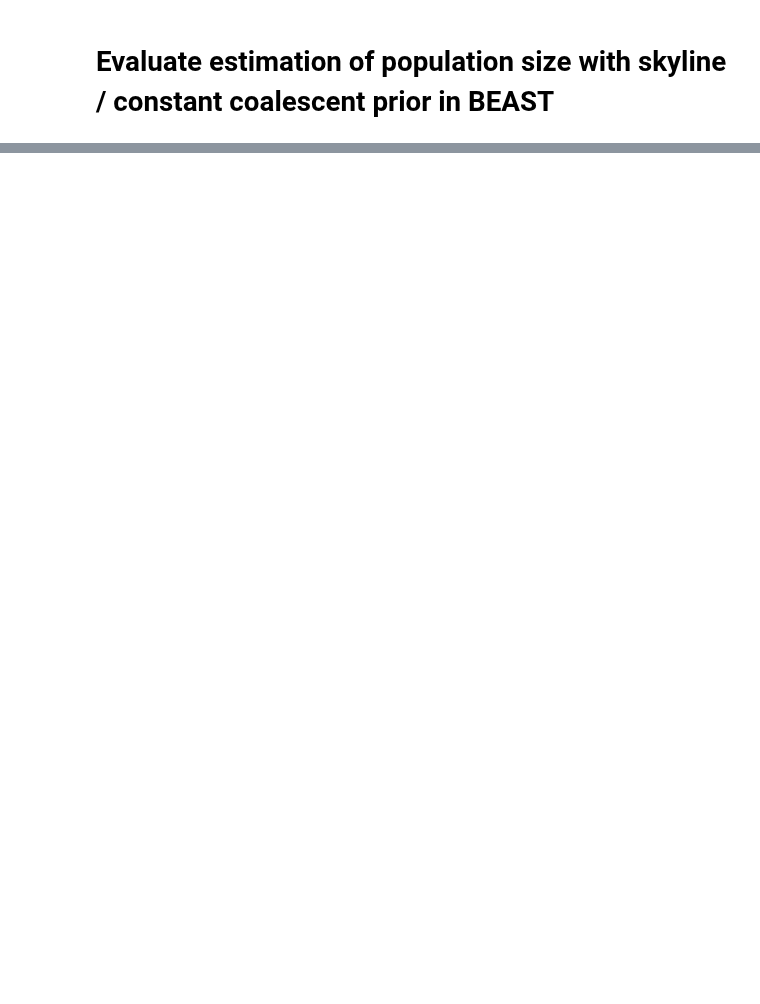
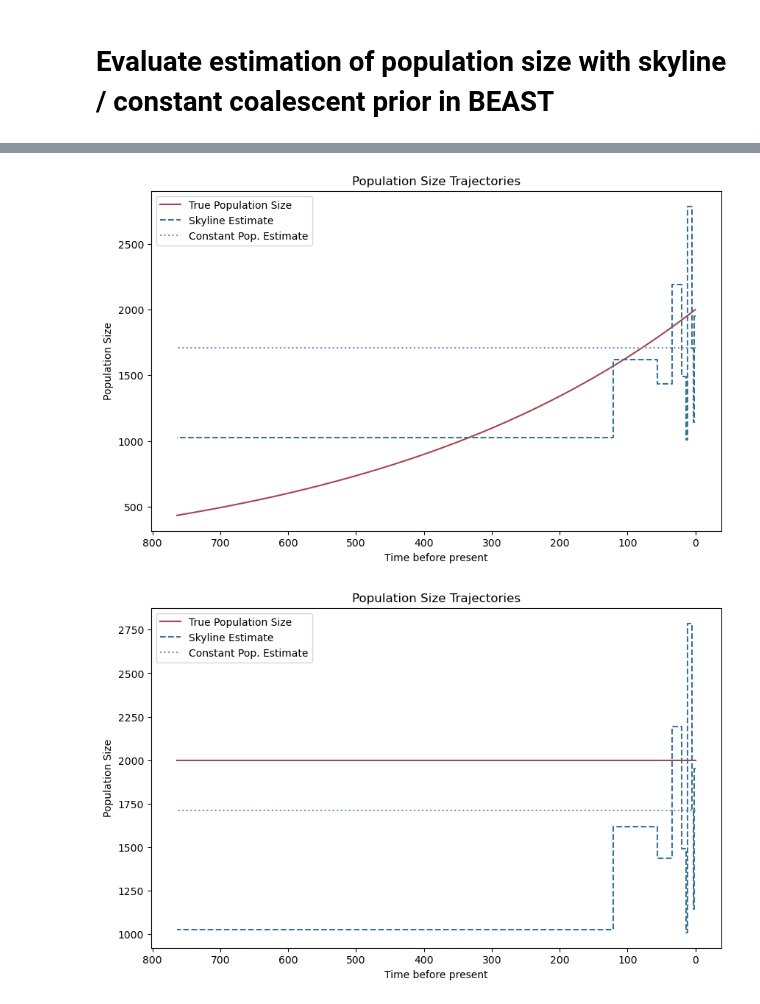
Before and after one commit to marie3003/BESP_paper-analyses, a Jupyter notebook: workflows/evaluate_populationsize.ipynb, the cells around one changed output, grey strips where cells are left out. Saved outputs shown, nothing was run; the diff lists cells and outputs as text; code cells hidden in the pictures; blank space fills up the shorter version.

```diff
--- a/workflows/evaluate_populationsize.ipynb
+++ b/workflows/evaluate_populationsize.ipynb
@@ -89,0 +34,4 @@ AttributeError: 'RangeIndex' object has no attribute 'head'
+# %%
+log_test_path = "/Users/mariebecker/Documents/Uni/ETH/RotationStadler/BESP_paper-analyses/scripts/../results/pop_size_simulations/simulation_results/homochronous_independent/skyline/expgrowth_fast/highmutsig/skyline_homochronous_expgrowth_fast_highmutsig.T0.log"
+log_test_path_coal = "/Users/mariebecker/Documents/Uni/ETH/RotationStadler/BESP_paper-analyses/scripts/../results/pop_size_simulations/simulation_results/homochronous_independent/constcoal/expgrowth_fast/highmutsig/constcoal_homochronous_expgrowth_fast_highmutsig.T0.log"
+get_mean_population_size(log_test_path, burnin=0.1, mode="skyline")
@@ -89,0 +42,3 @@ AttributeError: 'RangeIndex' object has no attribute 'head'
+# %%
+tree_test_path = "/Users/mariebecker/Documents/Uni/ETH/RotationStadler/BESP_paper-analyses/scripts/../results/pop_size_simulations/simulation_results/homochronous_independent/skyline/expgrowth_fast/highmutsig/skyline_homochronous_expgrowth_fast_highmutsig.T0.tree"
+tree_test = Phylo.read(tree_test_path, "nexus")
@@ -89,0 +58,59 @@ AttributeError: 'RangeIndex' object has no attribute 'head'
+# %%
+def plot_population_trajectories(skyline_times, skyline_means, constant_pop_estimate, present_pop_size, growth_rate = None):
+    """
+    Plots:
+    - Exponential population growth (true)
+    - Stepwise skyline population size estimates
+    - Constant population estimate (overall mean)
+
+    Parameters:
+        skyline_times (list): End time points of skyline intervals (backward in time, ascending).
+        skyline_means (list): Mean population sizes for each interval.
+        present_pop_size (float): True present-day population size (N0).
+        growth_rate (float): Exponential growth rate (r).
+        constant_pop_estimate (float): Overall mean population size.
+    """
+    root_height = skyline_times[-1]  # The last time point is the root height (earliest time)
+
+    # True exponential function (from root to present, i.e., from T to 0)
+    t_vals = np.linspace(0, root_height, 1000)
+    N_true = present_pop_size * np.exp(-growth_rate * t_vals)
+
+    # Stepwise skyline values
+    skyline_start_times = [0.0] + skyline_times[:-1]
+    skyline_end_times = skyline_times
+    step_times = []
+    step_values = []
+
+    for start, end, value in zip(skyline_start_times, skyline_end_times, skyline_means):
+        step_times.extend([start, end])
+        step_values.extend([value, value])
+
+    # Plotting
+    plt.figure(figsize=(10, 6))
+    plt.plot(t_vals, N_true, label="True Population Size", color = '#a6444f')
+    plt.plot(step_times, step_values, drawstyle='steps-post', label="Skyline Estimate", linestyle = "--", color = "#397398")
+    plt.hlines(constant_pop_estimate, 0, root_height, color='#7394c2', linestyle=':', label="Constant Pop. Estimate")
+
+    plt.xlabel("Time before present")
+    plt.ylabel("Population Size")
+    plt.title("Population Size Trajectories")
+    plt.legend()
+    plt.gca().invert_xaxis()  # show present (0) on the right
+    plt.show()
+
+
+skyline_times = get_skyline_group_boundaries(tree_test, num_groups=10)
+skyline_means = get_mean_population_size(log_test_path, burnin=0.1, mode="skyline")
+coalescent_mean = get_mean_population_size(log_test_path_coal, burnin=0.1, mode="constcoal")
+
+plot_population_trajectories(skyline_times, skyline_means,
+                             present_pop_size=2000, growth_rate=0.002,
+                             constant_pop_estimate=coalescent_mean)
+
+plot_population_trajectories(skyline_times, skyline_means,
+                             present_pop_size=2000, growth_rate=0,
+                             constant_pop_estimate=coalescent_mean)
+# %% [output]
+[figure, added]
+[figure, added]
```
Also changed, not shown: parts of 9 cells of this notebook, 9 other files.
